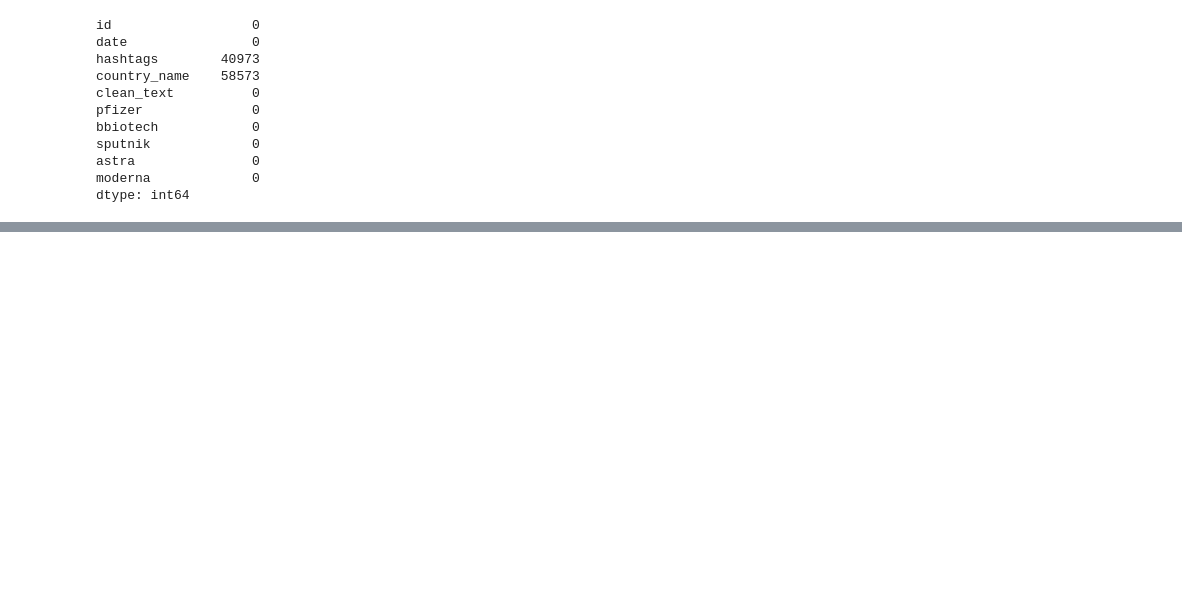
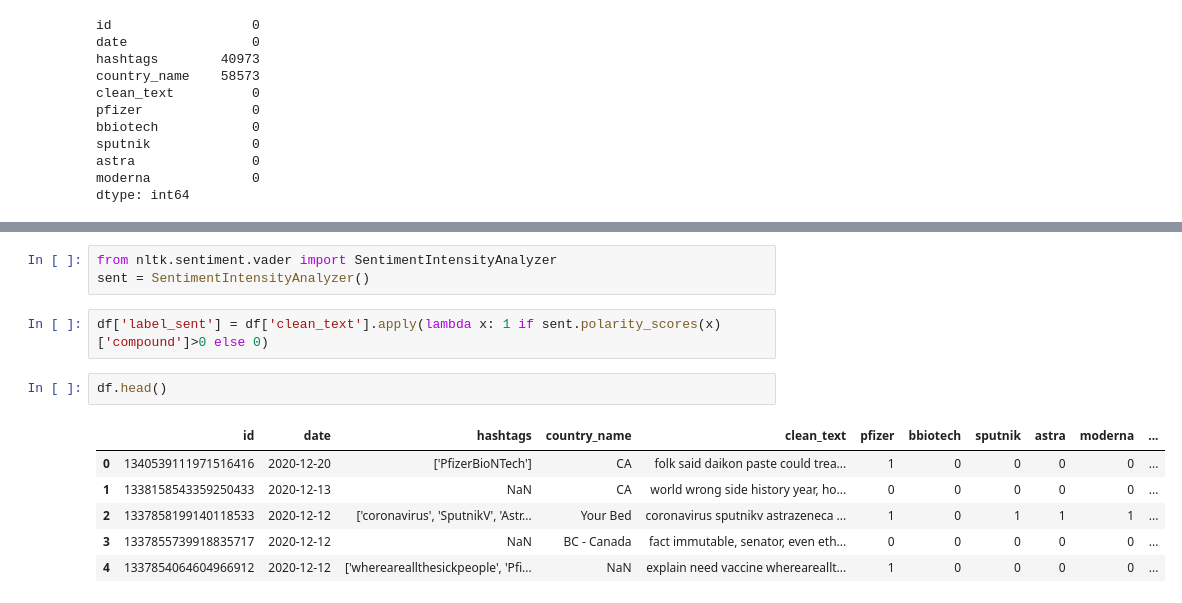
Before and after one commit to imnawar/COVID-19_Vaccines_Tweets, a Jupyter notebook: MVP/MVP_notebook.ipynb, the cells around one changed output, grey strips where cells are left out. Saved outputs shown, nothing was run; the diff lists cells and outputs as text; blank space fills up the shorter version.

```diff
--- a/MVP/MVP_notebook.ipynb
+++ b/MVP/MVP_notebook.ipynb
@@ -306,0 +317,14 @@ dtype: int64
+# %%
+from nltk.sentiment.vader import SentimentIntensityAnalyzer
+sent = SentimentIntensityAnalyzer()
+# %%
+df['label_sent'] = df['clean_text'].apply(lambda x: 1 if sent.polarity_scores(x)['compound']>0 else 0)
+# %%
+df.head()
+# %% [output]
+|  | id | date | hashtags | country_name | clean_text | pfizer | bbiotech | sputnik | astra | moderna | ... |
+| 0 | 1340539111971516416 | 2020-12-20 | ['PfizerBioNTech'] | CA | folk said daikon paste could trea... | 1 | 0 | 0 | 0 | 0 | ... |
+| 1 | 1338158543359250433 | 2020-12-13 | NaN | CA | world wrong side history year, ho... | 0 | 0 | 0 | 0 | 0 | ... |
+| 2 | 1337858199140118533 | 2020-12-12 | ['coronavirus', 'SputnikV', 'Astr... | Your Bed | coronavirus sputnikv astrazeneca ... | 1 | 0 | 1 | 1 | 1 | ... |
+| 3 | 1337855739918835717 | 2020-12-12 | NaN | BC - Canada | fact immutable, senator, even eth... | 0 | 0 | 0 | 0 | 0 | ... |
+| 4 | 1337854064604966912 | 2020-12-12 | ['whereareallthesickpeople', 'Pfi... | NaN | explain need vaccine whereareallt... | 1 | 0 | 0 | 0 | 0 | ... |
```
Also changed, not shown: parts of 12 cells of this notebook, 1 other file.
